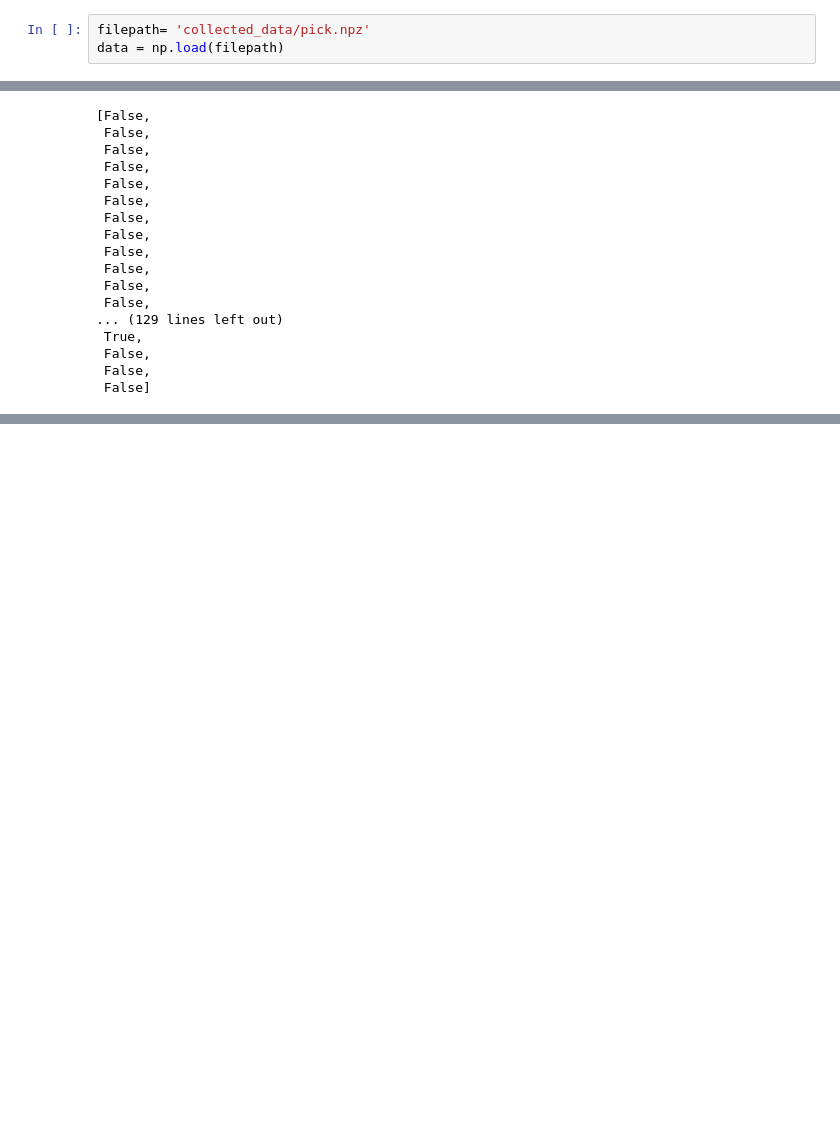
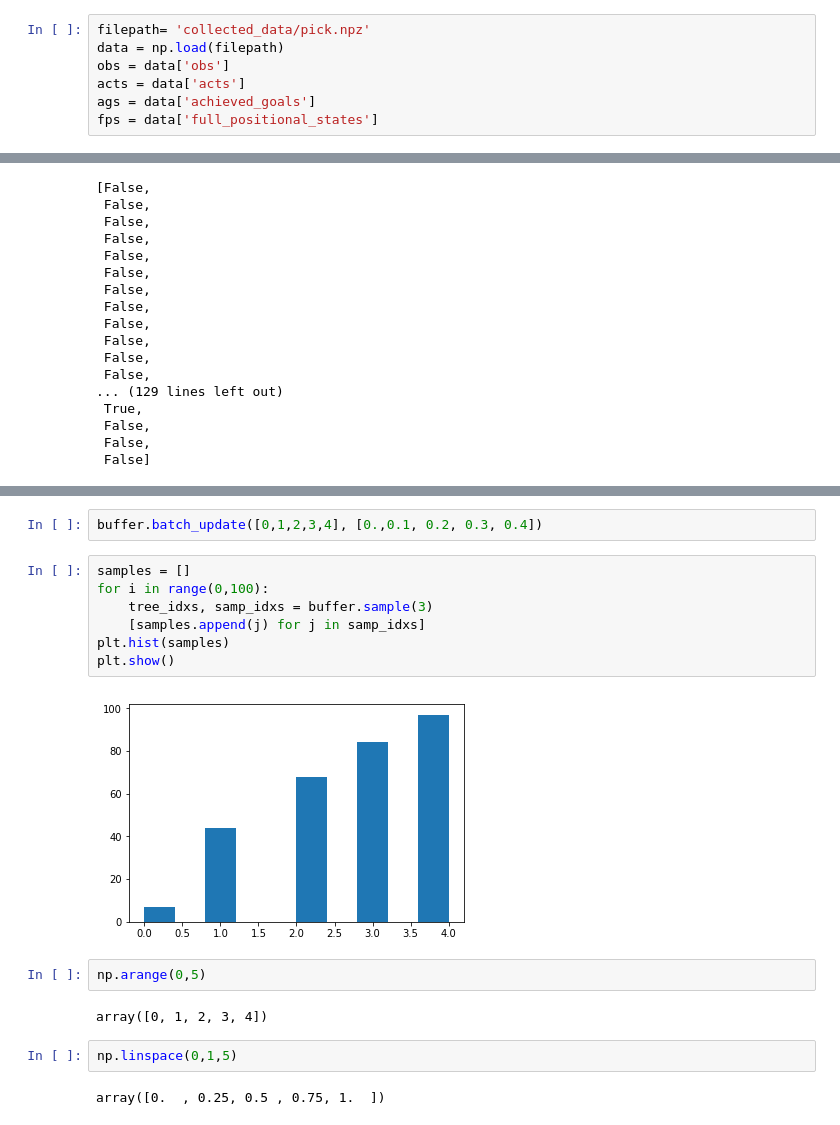
Before and after one commit to sholtodouglas/hierarchial_robotics, a Jupyter notebook: Quick Tests.ipynb, the cells around one changed output, grey strips where cells are left out. Saved outputs shown, nothing was run; the diff lists cells and outputs as text; blank space fills up the shorter version.

```diff
--- a/Quick Tests.ipynb
+++ b/Quick Tests.ipynb
@@ -10,3 +11,7 @@ import torch
 # %%
 filepath= 'collected_data/pick.npz'
 data = np.load(filepath)
+obs = data['obs']
+acts = data['acts']
+ags = data['achieved_goals']
+fps = data['full_positional_states']
@@ -1593,0 +1923,19 @@ print(np.array(normal_returns).mean(), sum([x > -200 for x in normal_returns])/l
+# %%
+buffer.batch_update([0,1,2,3,4], [0.,0.1, 0.2, 0.3, 0.4])
+# %%
+samples = []
+for i in range(0,100):
+    tree_idxs, samp_idxs = buffer.sample(3)
+    [samples.append(j) for j in samp_idxs]
+plt.hist(samples)
+plt.show()
+# %% [output]
+[figure, added]
+# %%
+np.arange(0,5)
+# %% [output]
+array([0, 1, 2, 3, 4])
+# %%
+np.linspace(0,1,5)
+# %% [output]
+array([0.  , 0.25, 0.5 , 0.75, 1.  ])
```
Also changed, not shown: parts of 20 cells of this notebook, 5 other files.
